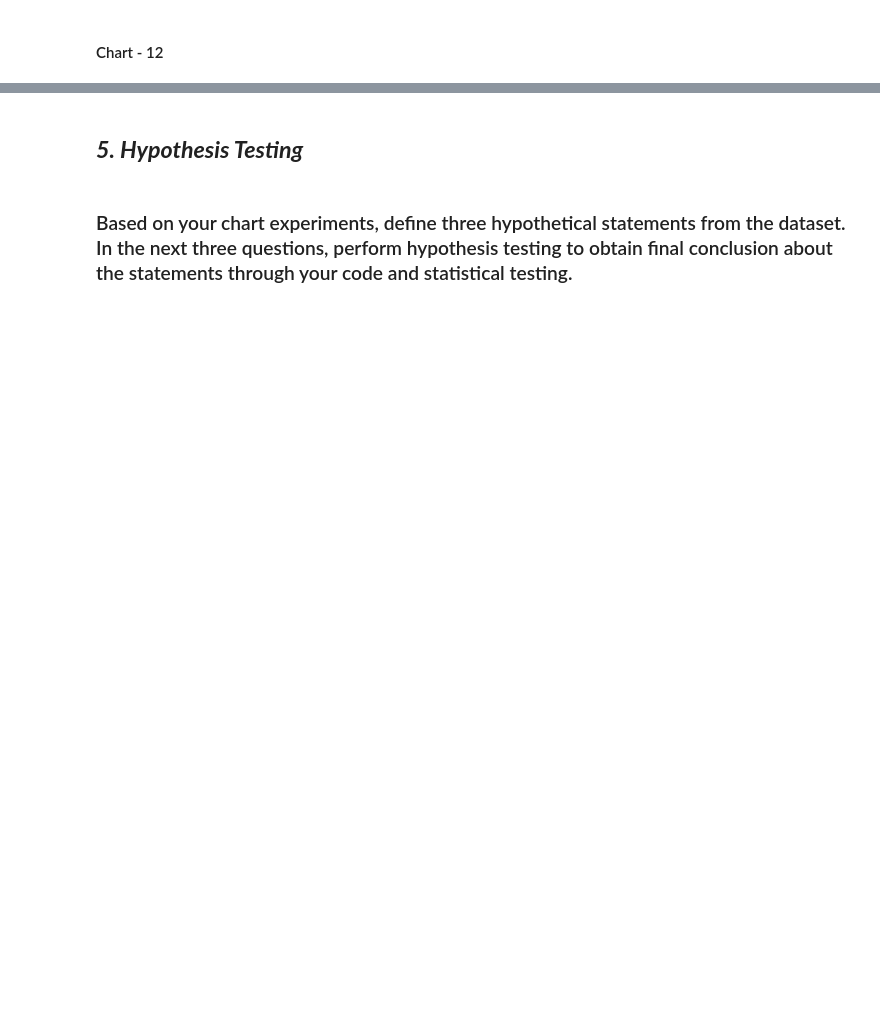
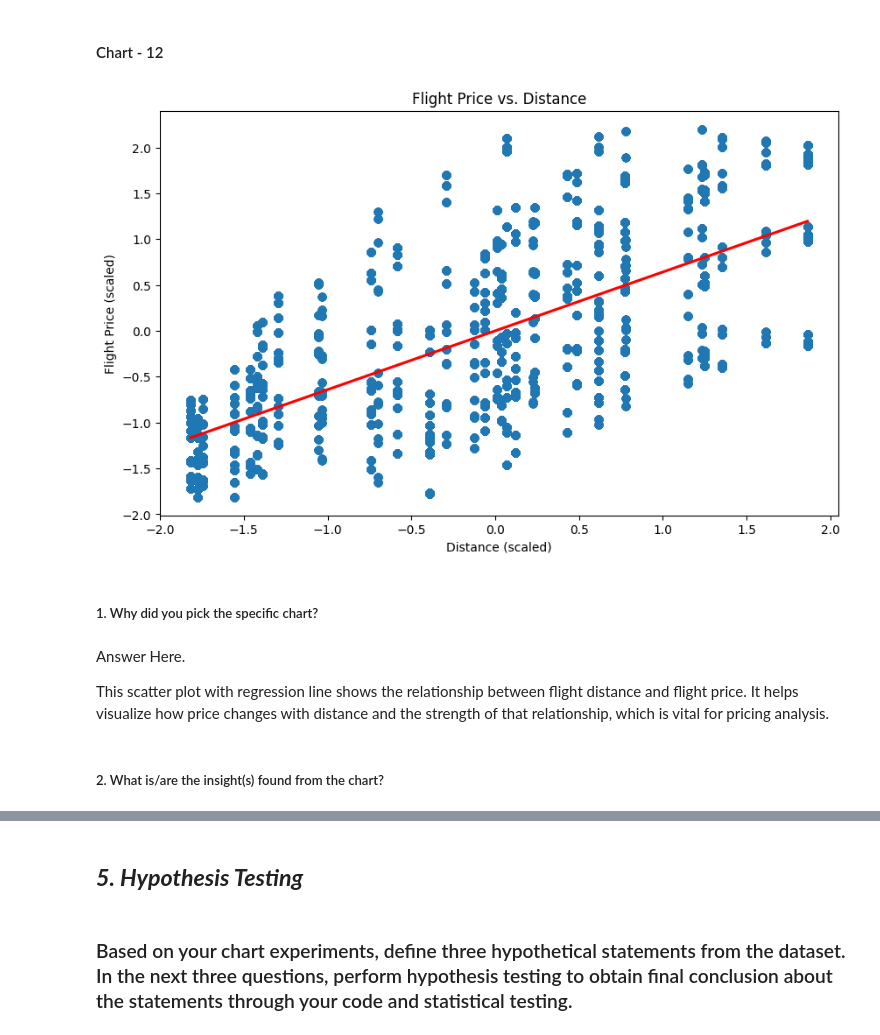
Before and after one commit to Rohan1-tech/Airbnb-Booking-Data-Analysis, a Jupyter notebook: Productionization_of_ML_Systems_1_.ipynb, the cells around one changed output, grey strips where cells are left out. Drawn from its saved outputs; the diff is of its cells as text; code cells hidden in the pictures; blank space fills up the shorter version.

```diff
--- a/Productionization_of_ML_Systems_1_.ipynb
+++ b/Productionization_of_ML_Systems_1_.ipynb
@@ -1153,2 +1193,26 @@ Answer Here
 # %% [markdown]
 #### Chart - 12
+# %%
+# Chart - 12 visualization code
+
+# Scatter Plot of Distance vs. Flight Price with Regression Line
+
+import matplotlib.pyplot as plt
+import seaborn as sns
+
+plt.figure(figsize=(10,6))
+sns.regplot(x='distance', y='flight_price', data=travel_data, scatter_kws={'alpha':0.5}, line_kws={'color':'red'})
+plt.title('Flight Price vs. Distance')
+plt.xlabel('Distance (scaled)')
+plt.ylabel('Flight Price (scaled)')
+plt.show()
+# %% [output]
+[figure, added]
+# %% [markdown]
+##### 1. Why did you pick the specific chart?
+# %% [markdown]
+Answer Here.
+
+This scatter plot with regression line shows the relationship between flight distance and flight price. It helps visualize how price changes with distance and the strength of that relationship, which is vital for pricing analysis.
+# %% [markdown]
+##### 2. What is/are the insight(s) found from the chart?
```
Also changed, not shown: parts of 67 cells of this notebook.
